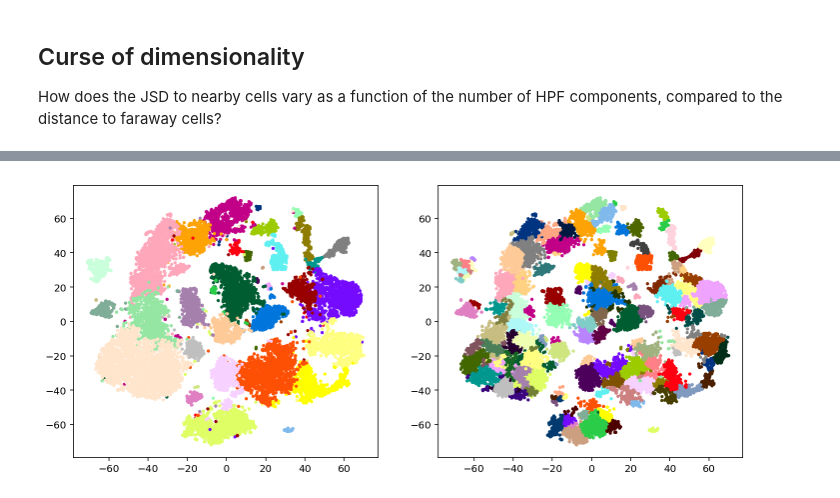
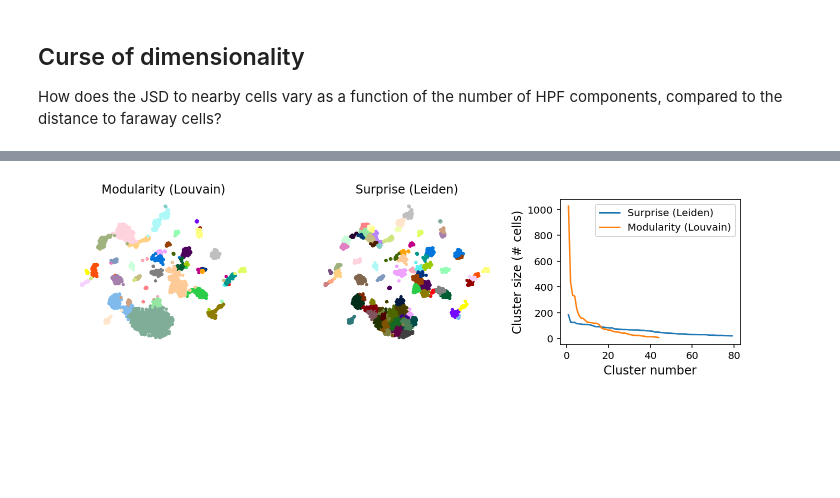
Before and after one commit to linnarsson-lab/adult-human-brain, a Jupyter notebook: notebooks/HPF_assessment.ipynb, the cells around one changed output, grey strips where cells are left out. Saved outputs shown, nothing was run; the diff lists cells and outputs as text; code cells hidden in the pictures; blank space fills up the shorter version.

```diff
--- a/notebooks/HPF_assessment.ipynb
+++ b/notebooks/HPF_assessment.ipynb
@@ -36,6 +36,7 @@ class MidpointNormalize(Normalize):
         return np.ma.masked_array(np.interp(value, x, y))
 # %%
 d = "/Users/stelin/cytograph/mouse_dev_20190528/data/"
+dfig = "/Users/stelin/Dropbox (Linnarsson Group)/Linnarsson Group/Manuscripts/Mouse_development/Figs_parts/"
 f = "CortexP7_Filtered"
 main_layer = ""
 n_threads = 8
@@ -272,10 +273,10 @@ with loompy.connect(d + f + ".loom") as ds:
     ax.spines['right'].set_visible(False)
     ax.spines['top'].set_visible(False)
     ax.spines['bottom'].set_position(('data', 0))
-    plt.xlabel("Components", size=14)
+    plt.xlabel("Components (C)", size=14)
     plt.xlim(-0.5,64)
     plt.text(0.1, 0.9, "Cell 4785", transform=ax.transAxes, size=14)
-    plt.savefig("/Users/stelin/Dropbox (Linnarsson Group)/Linnarsson Group/Manuscripts/Mouse_development/Figs_parts/PCA_cells.pdf",dpi=144, bbox_inches='tight')
+    plt.savefig(dfig + "PCA_cells.pdf",dpi=144, bbox_inches='tight')
 # %% [output]
 ['Gm32647' 'Slc17a7' 'Htr1f' 'Plcxd2' 'Tshz2']
 ['Galnt9' '4930467D21Rik' 'Plcxd2' 'Nts' 'Fam19a1']
@@ -294,10 +295,10 @@ and calibrate it in terms of "bits of divergence" by transforming to the KLD.
 # %%
 with loompy.connect(d + f + ".loom") as ds:
     cell = 3550 #4785, 3550
-    jd_threshold = 0.34
+    jd_threshold = 0.36
     kl_threshold = 0.5
     plt.figure(figsize=(15, 3))
-    hpf = hpfs[64]
+    hpf = hpfs[128]
     ax=plt.subplot(151)
     theta = (hpf.theta.T / hpf.theta.sum(axis=1)).T
     z1 = np.array([cg.jensen_shannon_distance(theta[cell, :], theta[i, :]) for i in range(n_cells)])
@@ -305,19 +306,19 @@ with loompy.connect(d + f + ".loom") as ds:
     plt.scatter(ds.ca.TSNE[:,0], ds.ca.TSNE[:,1],c="lightgrey",s=5)
     plt.scatter(ds.ca.TSNE[cells,0], ds.ca.TSNE[cells,1],c="blue",s=5,)
     plt.plot(ds.ca.TSNE[cell, 0], ds.ca.TSNE[cell, 1], marker="o", ms=20,mfc="none",c="red")
-    plt.text(0.5, 0,  f"Jensen Shannon distance < {jd_threshold:.2}", ha="center",transform=ax.transAxes)
+    plt.text(0.5, -0.2,  f"Jensen-Shannon distance < {jd_threshold:.2}", ha="center",transform=ax.transAxes)
     plt.axis("off")
     ax=plt.subplot(152)
     z2 = np.array([entropy(theta[cell, :], theta[i, :], base=2) for i in range(n_cells)])
     cells = z2 <= kl_threshold
     plt.scatter(ds.ca.TSNE[:,0], ds.ca.TSNE[:,1],c="lightgrey",s=5)
     plt.scatter(ds.ca.TSNE[cells,0], ds.ca.TSNE[cells,1],c="blue",s=5,cmap="viridis_r")
-    plt.text(0.5, 0,  f"Kullback Leibler divergence < {kl_threshold} bit", ha="center",transform=ax.transAxes)
+    plt.text(0.5,-0.2,  f"Kullback-Leibler divergence < {kl_threshold} bit", ha="center",transform=ax.transAxes)
     plt.axis("off")
     plt.plot(ds.ca.TSNE[cell, 0], ds.ca.TSNE[cell, 1], marker="o", ms=20,mfc="none",c="red")
     ax=plt.subplot(153)
     plt.scatter(z1, z2, marker='.',s=10, color="lightgrey")
-    plt.scatter(z1[(z1 < 0.34) & (z2 < 0.5)], z2[(z1 < 0.34) & (z2 < 0.5)], marker='.',s=10, color="blue")
+    plt.scatter(z1[(z1 < jd_threshold) & (z2 < kl_threshold)], z2[(z1 < jd_threshold) & (z2 < kl_threshold)], marker='.',s=10, color="blue")
     plt.plot((0, 1), (0.079, 14), color="red", linestyle="--")
     plt.hlines(kl_threshold, 0, jd_threshold, linestyle="--", color="blue",lw=1)
     plt.vlines(jd_threshold, 0.1, kl_threshold, linestyles="--", color="blue",lw=1)
@@ -355,4 +356,5 @@ with loompy.connect(d + f + ".loom") as ds:
     plt.title(f"Poisson noise + {np.mean([entropy(t1, t2, base=2) for t1, t2 in zip(theta1, theta2)]):.1} bits")
 
     plt.tight_layout()
+    plt.savefig(dfig + "Distance.pdf", dpi=144, bbox_inches="tight")
 # %% [output]
@@ -408,10 +414,22 @@ _=plt.ylabel("Distance to near (far) cells", size=14)
 # %%
 with loompy.connect(d + f + ".loom") as ds:
-    rnn = ds.col_graphs.RNN
-    plt.figure(figsize=(12,5))
-    plt.subplot(121)
+    ps = cg.PolishedSurprise()
+    all_labels = ps.fit_predict(ds)
+    plt.figure(figsize=(10,3))
+    plt.subplot(131)
     plt.scatter(ds.ca.TSNE[:,0], ds.ca.TSNE[:,1],c=cgplot.colorize(ds.ca.Clusters),s=5)
-    plt.subplot(122)
+    plt.axis("off")
+    plt.title("Modularity (Louvain)")
+    plt.subplot(132)
     plt.scatter(ds.ca.TSNE[:,0], ds.ca.TSNE[:,1],c=cgplot.colorize(all_labels),s=5)
+    plt.axis("off")
+    plt.title("Surprise (Leiden)")
+    ax=plt.subplot(133)
+    plt.plot(np.arange(np.bincount(all_labels).shape[0], 0, -1), sorted(np.bincount(all_labels)), label="Surprise (Leiden)")
+    plt.plot(np.arange(np.bincount(ds.ca.Clusters).shape[0], 0, -1), sorted(np.bincount(ds.ca.Clusters)), label="Modularity (Louvain)")
+    ax.legend()
+    plt.xlabel("Cluster number", size=12)
+    plt.ylabel("Cluster size (# cells)", size=12)
+    plt.tight_layout()
 # %% [output]
-[figure, old version]
+[figure, new version]
```
Also changed, not shown: parts of 12 cells of this notebook, 2 other files.
